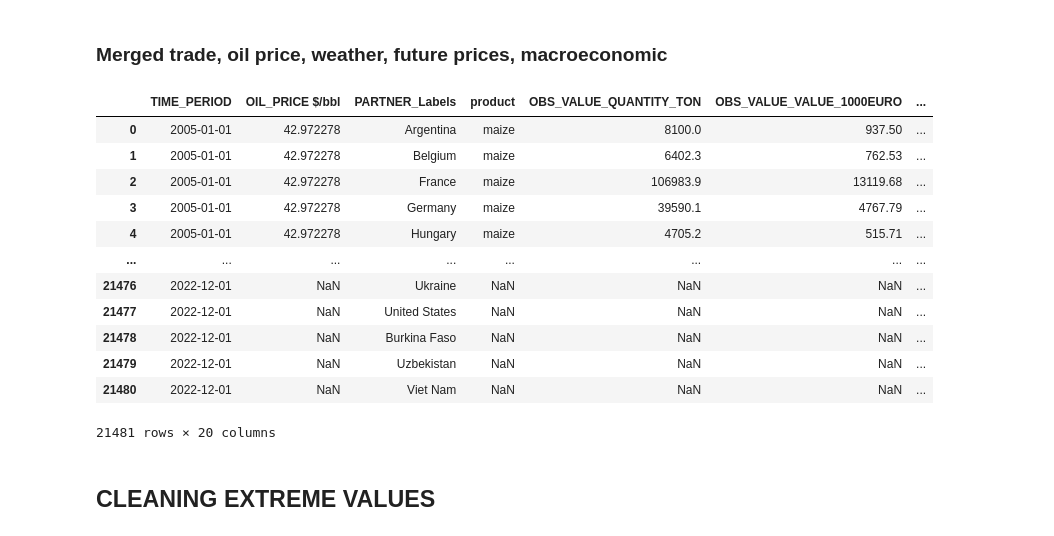
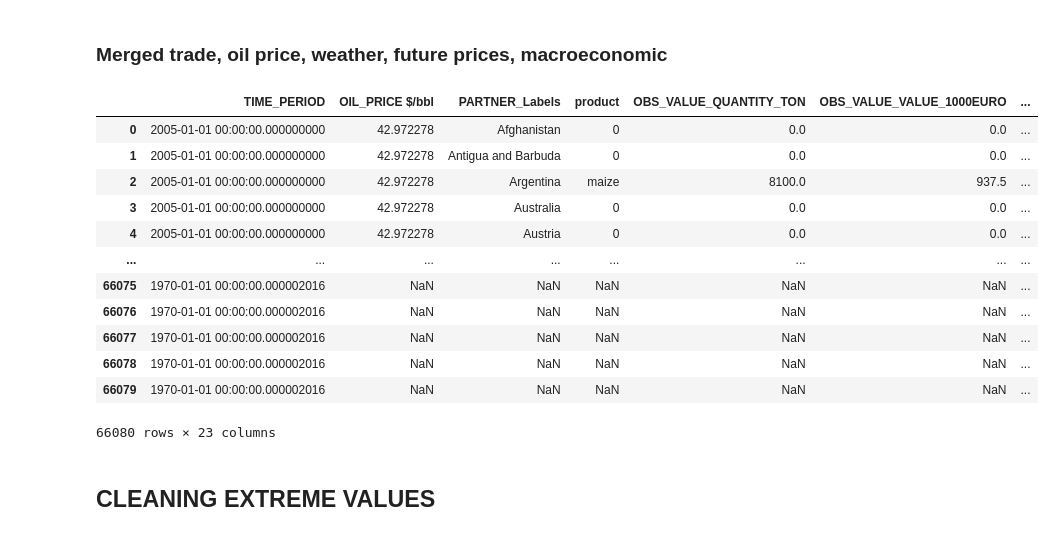
Before and after one commit to Gogonemnem/erasmus-university-rotterdam-assignments, a Jupyter notebook: code/notebooks/Bas/MAIZE - Data cleaning - full dataframe.ipynb, the cells around one changed output. Drawn from its saved outputs; the diff is of its cells as text; code cells hidden in the pictures.

```diff
--- a/code/notebooks/Bas/MAIZE - Data cleaning - full dataframe.ipynb
+++ b/code/notebooks/Bas/MAIZE - Data cleaning - full dataframe.ipynb
@@ -304,0 +504,2 @@ df_macroeconomic
+# %%
+df_macroeconomic = merged_monthly_data_df
@@ -306,0 +526,22 @@ df_macroeconomic
+# %%
+import itertools
+import pandas as pd
+
+df_maize['TIME_PERIOD'] = pd.to_datetime(df_maize['TIME_PERIOD'])
+
+# Get all unique values for TIME_PERIOD and PARTNER_Labels
+time_periods = df_maize['TIME_PERIOD'].unique()
+partner_labels = df_maize['PARTNER_Labels'].unique()
+
+# Generate all possible combinations
+combinations = list(itertools.product(time_periods, partner_labels))
+
+# Create a new dataframe with the combinations
+df_combinations = pd.DataFrame(combinations, columns=['TIME_PERIOD', 'PARTNER_Labels'])
+
+# Merge with the original dataframe to get the corresponding values
+df_result = pd.merge(df_combinations, df_maize, on=['TIME_PERIOD', 'PARTNER_Labels'], how='left')
+
+# Fill any missing values with 0
+df_result = df_result.fillna(0)
+df_result.to_excel("eventesten.xlsx")
@@ -306,0 +550,9 @@ df_macroeconomic
+# %%
+df_result['TIME_PERIOD'] = pd.to_datetime(df_result['TIME_PERIOD'])
+globalprice['TIME_PERIOD'] = pd.to_datetime(globalprice['TIME_PERIOD'])
+
+# add globalprice as a new column to the dataframe
+df_merged_result_globalprice = df_result.merge(globalprice, on=['TIME_PERIOD'], how='right')
+df_merged_result_globalprice = df_merged_result_globalprice.rename(columns={"globalprice_y": "globalprice"})
+
+df_merged_result_globalprice
@@ -307,8 +573,7 @@ df_macroeconomic
 # %% [markdown]
 ### Merged trade data, oil price
 # %%
-df_maize['TIME_PERIOD'] = pd.to_datetime(df_maize['TIME_PERIOD'])
-df_merged_trade_oil = df_oil_price.merge(df_maize, on='TIME_PERIOD', how='outer')
-df_merged_trade_oil.head(30)
+df_merged_trade_oil = df_oil_price.merge(df_merged_result_globalprice, on='TIME_PERIOD', how='outer')
+df_merged_trade_oil
 # %% [output]
 |  | TIME_PERIOD | OIL_PRICE $/bbl | PARTNER_Labels | product | OBS_VALUE_QUANTITY_TON | OBS_VALUE_VALUE_1000EURO | ... |
@@ -369,22 +633,22 @@ df_merged_trade_oil_weather_futures
 # %% [markdown]
 ### Merged trade, oil price, weather, future prices, macroeconomic
 # %%
-df_merged = df_merged_trade_oil_weather_futures.merge(df_macroeconomic, on=['TIME_PERIOD', 'PARTNER_Labels'], how='left')
-df_merged
+df_merged = df_merged_trade_oil_weather_futures.merge(df_macroeconomic, on=['TIME_PERIOD', 'PARTNER_Labels'], how='outer')
+df_merged.to_excel("boer.xlsx", index=True)
 # %% [output]
 |  | TIME_PERIOD | OIL_PRICE $/bbl | PARTNER_Labels | product | OBS_VALUE_QUANTITY_TON | OBS_VALUE_VALUE_1000EURO | ... |
-| 0 | 2005-01-01 | 42.972278 | Argentina | maize | 8100.0 | 937.50 | ... |
-| 1 | 2005-01-01 | 42.972278 | Belgium | maize | 6402.3 | 762.53 | ... |
-| 2 | 2005-01-01 | 42.972278 | France | maize | 106983.9 | 13119.68 | ... |
-| 3 | 2005-01-01 | 42.972278 | Germany | maize | 39590.1 | 4767.79 | ... |
-| 4 | 2005-01-01 | 42.972278 | Hungary | maize | 4705.2 | 515.71 | ... |
+| 0 | 2005-01-01 00:00:00.000000000 | 42.972278 | Afghanistan | 0 | 0.0 | 0.0 | ... |
+| 1 | 2005-01-01 00:00:00.000000000 | 42.972278 | Antigua and Barbuda | 0 | 0.0 | 0.0 | ... |
+| 2 | 2005-01-01 00:00:00.000000000 | 42.972278 | Argentina | maize | 8100.0 | 937.5 | ... |
+| 3 | 2005-01-01 00:00:00.000000000 | 42.972278 | Australia | 0 | 0.0 | 0.0 | ... |
+| 4 | 2005-01-01 00:00:00.000000000 | 42.972278 | Austria | 0 | 0.0 | 0.0 | ... |
 | ... | ... | ... | ... | ... | ... | ... | ... |
-| 21476 | 2022-12-01 | NaN | Ukraine | NaN | NaN | NaN | ... |
-| 21477 | 2022-12-01 | NaN | United States | NaN | NaN | NaN | ... |
-| 21478 | 2022-12-01 | NaN | Burkina Faso | NaN | NaN | NaN | ... |
-| 21479 | 2022-12-01 | NaN | Uzbekistan | NaN | NaN | NaN | ... |
-| 21480 | 2022-12-01 | NaN | Viet Nam | NaN | NaN | NaN | ... |
+| 66075 | 1970-01-01 00:00:00.000002016 | NaN | NaN | NaN | NaN | NaN | ... |
+| 66076 | 1970-01-01 00:00:00.000002016 | NaN | NaN | NaN | NaN | NaN | ... |
+| 66077 | 1970-01-01 00:00:00.000002016 | NaN | NaN | NaN | NaN | NaN | ... |
+| 66078 | 1970-01-01 00:00:00.000002016 | NaN | NaN | NaN | NaN | NaN | ... |
+| 66079 | 1970-01-01 00:00:00.000002016 | NaN | NaN | NaN | NaN | NaN | ... |
-21481 rows × 20 columns
+66080 rows × 23 columns
 # %% [markdown]
 ## CLEANING EXTREME VALUES
 # %%
```
Also changed, not shown: parts of 59 cells of this notebook, 25 other files.
